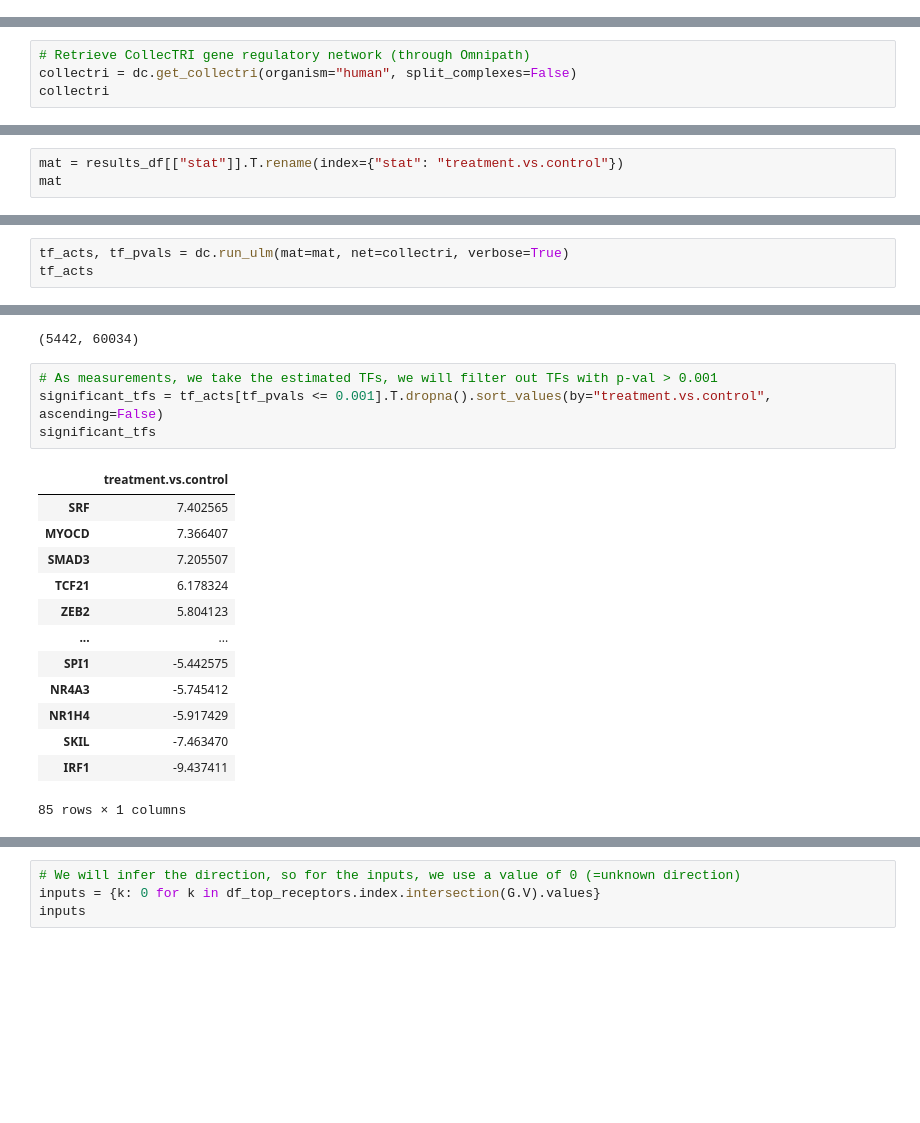
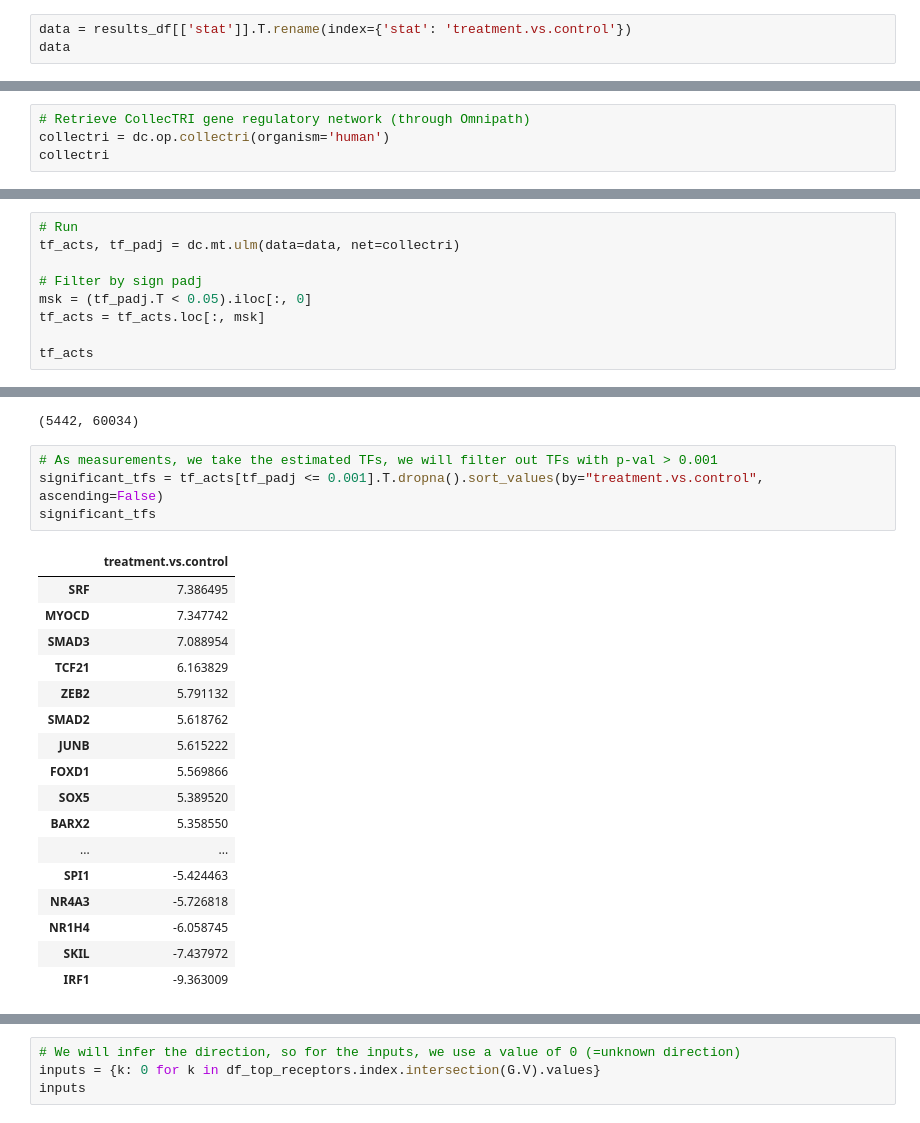
Before and after one commit to saezlab/corneto, a Jupyter notebook: docs/tutorials/single-sample-carnival-transcriptomics.ipynb, the cells around one changed output, grey strips where cells are left out. Saved outputs shown, nothing was run; the diff lists cells and outputs as text; blank space fills up the shorter version.

```diff
--- a/docs/tutorials/single-sample-carnival-transcriptomics.ipynb
+++ b/docs/tutorials/single-sample-carnival-transcriptomics.ipynb
@@ -183,0 +145,3 @@ results_df
+# %%
+data = results_df[['stat']].T.rename(index={'stat': 'treatment.vs.control'})
+data
@@ -185,6 +153,6 @@ results_df
 ## Prior knowledge with Decoupler and Omnipath
 # %%
 # Retrieve CollecTRI gene regulatory network (through Omnipath)
-collectri = dc.get_collectri(organism="human", split_complexes=False)
+collectri = dc.op.collectri(organism='human')
 collectri
 # %% [output]
@@ -204,4 +172,10 @@ collectri
 # %%
-mat = results_df[["stat"]].T.rename(index={"stat": "treatment.vs.control"})
-mat
+# Run
+tf_acts, tf_padj = dc.mt.ulm(data=data, net=collectri)
+
+# Filter by sign padj
+msk = (tf_padj.T < 0.05).iloc[:, 0]
+tf_acts = tf_acts.loc[:, msk]
+
+tf_acts
 # %% [output]
@@ -211,3 +184,0 @@ mat
-# %%
-tf_acts, tf_pvals = dc.run_ulm(mat=mat, net=collectri, verbose=True)
-tf_acts
@@ -313,22 +304,26 @@ G.shape
 (5442, 60034)
 # %%
 # As measurements, we take the estimated TFs, we will filter out TFs with p-val > 0.001
-significant_tfs = tf_acts[tf_pvals <= 0.001].T.dropna().sort_values(by="treatment.vs.control", ascending=False)
+significant_tfs = tf_acts[tf_padj <= 0.001].T.dropna().sort_values(by="treatment.vs.control", ascending=False)
 significant_tfs
 # %% [output]
 |  | treatment.vs.control |
-| SRF | 7.402565 |
-| MYOCD | 7.366407 |
-| SMAD3 | 7.205507 |
-| TCF21 | 6.178324 |
-| ZEB2 | 5.804123 |
+| SRF | 7.386495 |
+| MYOCD | 7.347742 |
+| SMAD3 | 7.088954 |
+| TCF21 | 6.163829 |
+| ZEB2 | 5.791132 |
+| SMAD2 | 5.618762 |
+| JUNB | 5.615222 |
+| FOXD1 | 5.569866 |
+| SOX5 | 5.389520 |
+| BARX2 | 5.358550 |
 | ... | ... |
-| SPI1 | -5.442575 |
-| NR4A3 | -5.745412 |
-| NR1H4 | -5.917429 |
-| SKIL | -7.463470 |
-| IRF1 | -9.437411 |
+| SPI1 | -5.424463 |
+| NR4A3 | -5.726818 |
+| NR1H4 | -6.058745 |
+| SKIL | -7.437972 |
+| IRF1 | -9.363009 |
-85 rows × 1 columns
 # %%
 # We keep only the ones in the PKN graph
 measurements = significant_tfs.loc[significant_tfs.index.intersection(G.V)].to_dict()["treatment.vs.control"]
```
Also changed, not shown: parts of 54 cells of this notebook.
